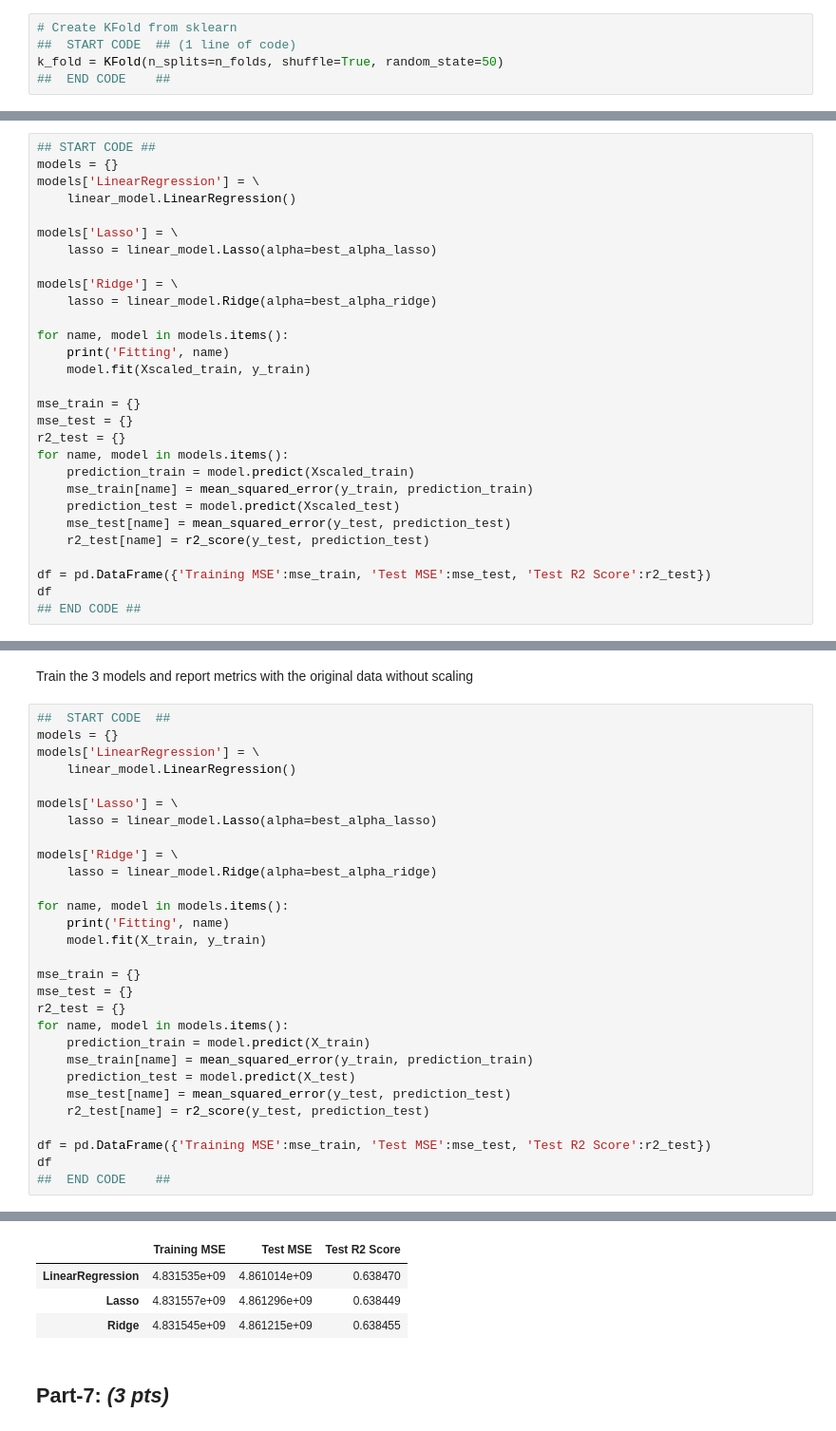
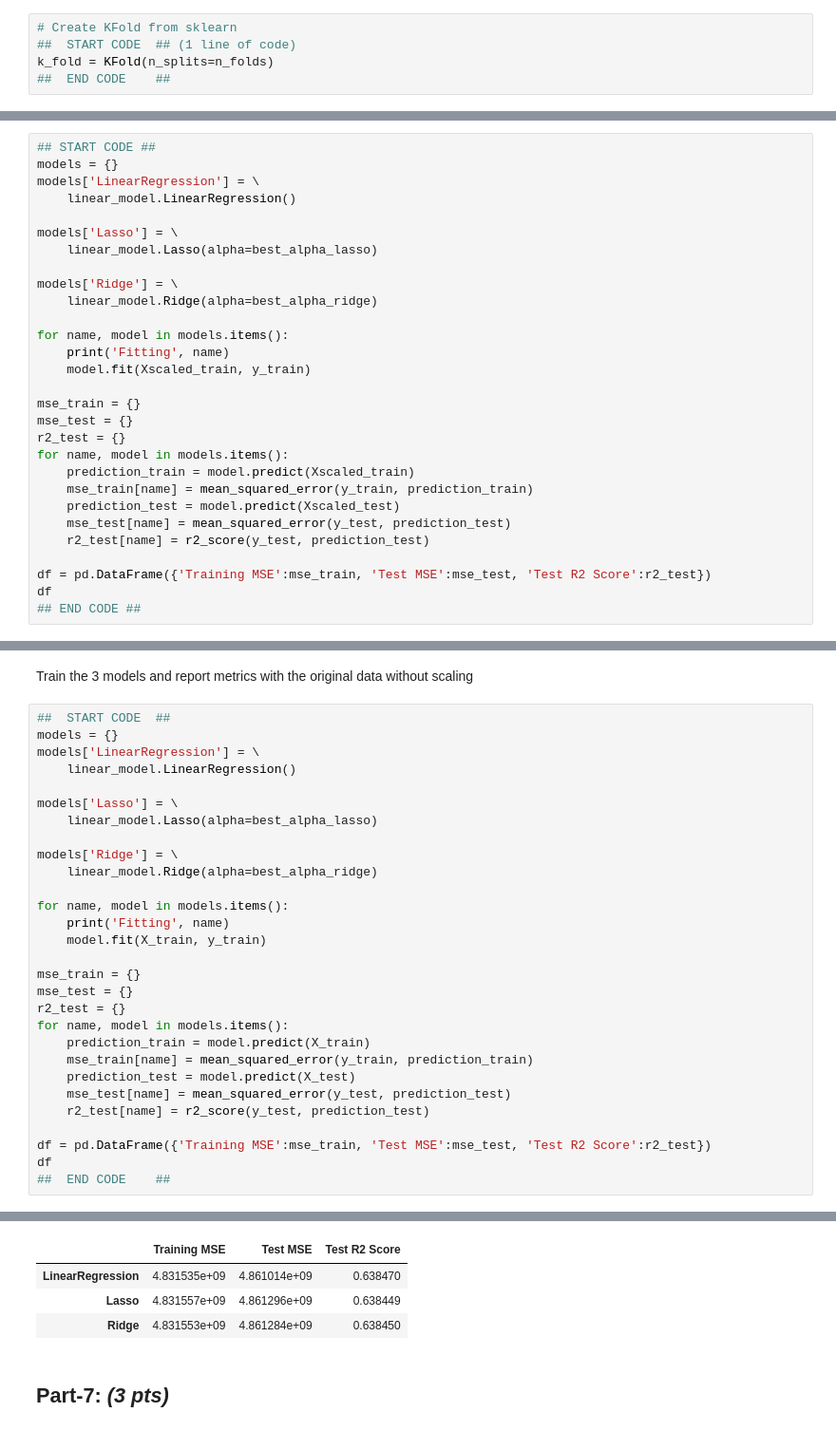
Before and after one commit to milindbhatiaa/Advance_Machine_Learning, a Jupyter notebook: HW_1_Milind_Bhatia.ipynb, the cells around one changed output, grey strips where cells are left out. Shown at 95% size. Saved outputs shown, nothing was run; the diff lists cells and outputs as text.

```diff
--- a/HW_1_Milind_Bhatia.ipynb
+++ b/HW_1_Milind_Bhatia.ipynb
@@ -288,7 +287,7 @@ n_folds = 5
 # %%
 # Create KFold from sklearn
 ##  START CODE  ## (1 line of code)
-k_fold = KFold(n_splits=n_folds, shuffle=True, random_state=50)
+k_fold = KFold(n_splits=n_folds)
 ##  END CODE    ##
 # %%
 #Define the alphas as defined in the question
@@ -548,10 +547,10 @@ models['LinearRegression'] = \
     linear_model.LinearRegression()
 
 models['Lasso'] = \
-    lasso = linear_model.Lasso(alpha=best_alpha_lasso)
+    linear_model.Lasso(alpha=best_alpha_lasso)
 
 models['Ridge'] = \
-    lasso = linear_model.Ridge(alpha=best_alpha_ridge)
+    linear_model.Ridge(alpha=best_alpha_ridge)
 
 for name, model in models.items():
     print('Fitting', name)
@@ -589,36 +588,36 @@ models['LinearRegression'] = \
     linear_model.LinearRegression()
 
 models['Lasso'] = \
-    lasso = linear_model.Lasso(alpha=best_alpha_lasso)
+    linear_model.Lasso(alpha=best_alpha_lasso)
 
 models['Ridge'] = \
-    lasso = linear_model.Ridge(alpha=best_alpha_ridge)
+    linear_model.Ridge(alpha=best_alpha_ridge)
 
 for name, model in models.items():
     print('Fitting', name)
     model.fit(X_train, y_train)
 
 mse_train = {}
 mse_test = {}
 r2_test = {}
 for name, model in models.items():
     prediction_train = model.predict(X_train)
     mse_train[name] = mean_squared_error(y_train, prediction_train)
     prediction_test = model.predict(X_test)
     mse_test[name] = mean_squared_error(y_test, prediction_test)
     r2_test[name] = r2_score(y_test, prediction_test)
 
 df = pd.DataFrame({'Training MSE':mse_train, 'Test MSE':mse_test, 'Test R2 Score':r2_test})
 df
 ##  END CODE    ##
 # %% [output]
 Fitting LinearRegression
 Fitting Lasso
 Fitting Ridge
 |  | Training MSE | Test MSE | Test R2 Score |
 | LinearRegression | 4.831535e+09 | 4.861014e+09 | 0.638470 |
 | Lasso | 4.831557e+09 | 4.861296e+09 | 0.638449 |
-| Ridge | 4.831545e+09 | 4.861215e+09 | 0.638455 |
+| Ridge | 4.831553e+09 | 4.861284e+09 | 0.638450 |
 # %% [markdown]
 ## Part-7: *(3 pts)*
 # %% [markdown]
```
Also changed, not shown: parts of 4 cells of this notebook.
